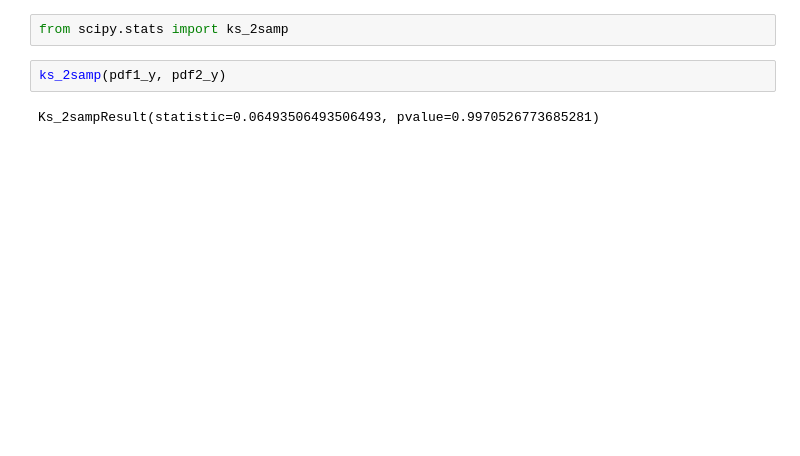
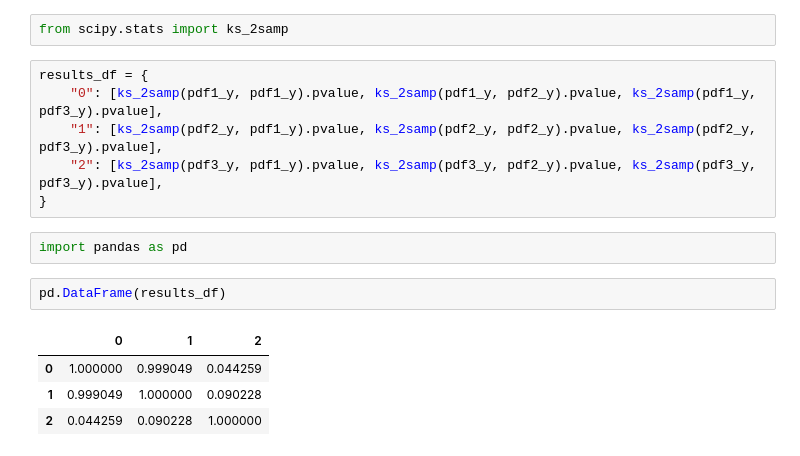
Before and after one commit to LewisErick/kolmogorov-smirnov, a Jupyter notebook: Kolmogorov-Smirnoff Test Continuous.ipynb, the cells around one changed output. Drawn from its saved outputs; the diff is of its cells as text; blank space fills up the shorter version.

Commit message:
Results and graphs

```diff
--- a/Kolmogorov-Smirnoff Test Continuous.ipynb
+++ b/Kolmogorov-Smirnoff Test Continuous.ipynb
@@ -185,7 +168,18 @@ plt.show()
 [interactive output not drawn]
 # %%
 from scipy.stats import ks_2samp
-# %%
-ks_2samp(pdf1_y, pdf2_y)
-# %% [output]
-Ks_2sampResult(statistic=0.06493506493506493, pvalue=0.9970526773685281)
+# %%
+results_df = {
+    "0": [ks_2samp(pdf1_y, pdf1_y).pvalue, ks_2samp(pdf1_y, pdf2_y).pvalue, ks_2samp(pdf1_y, pdf3_y).pvalue],
+    "1": [ks_2samp(pdf2_y, pdf1_y).pvalue, ks_2samp(pdf2_y, pdf2_y).pvalue, ks_2samp(pdf2_y, pdf3_y).pvalue],
+    "2": [ks_2samp(pdf3_y, pdf1_y).pvalue, ks_2samp(pdf3_y, pdf2_y).pvalue, ks_2samp(pdf3_y, pdf3_y).pvalue],
+}
+# %%
+import pandas as pd
+# %%
+pd.DataFrame(results_df)
+# %% [output]
+|  | 0 | 1 | 2 |
+| 0 | 1.000000 | 0.999049 | 0.044259 |
+| 1 | 0.999049 | 1.000000 | 0.090228 |
+| 2 | 0.044259 | 0.090228 | 1.000000 |
```
Also changed, not shown: parts of 2 cells of this notebook, 1 other file.
